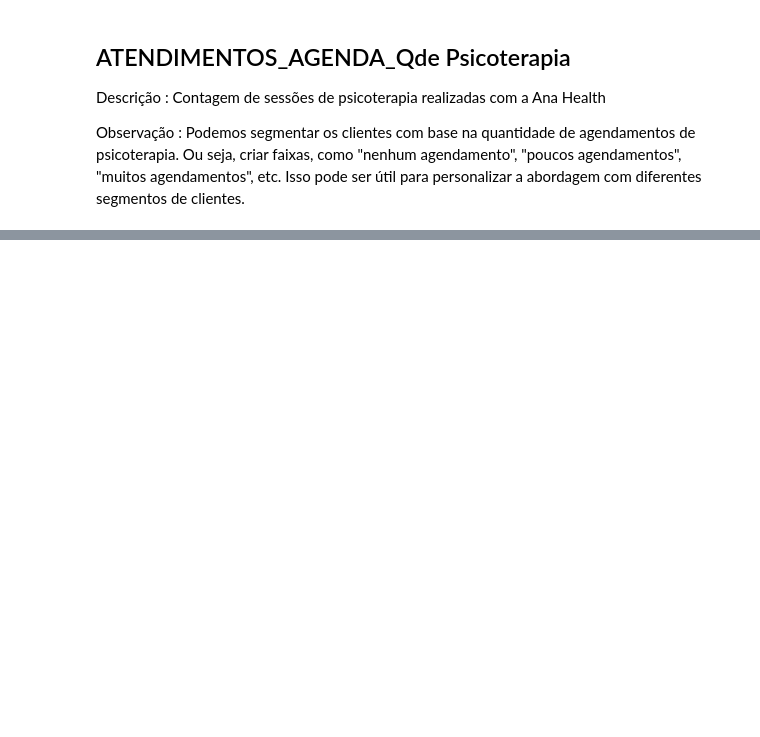
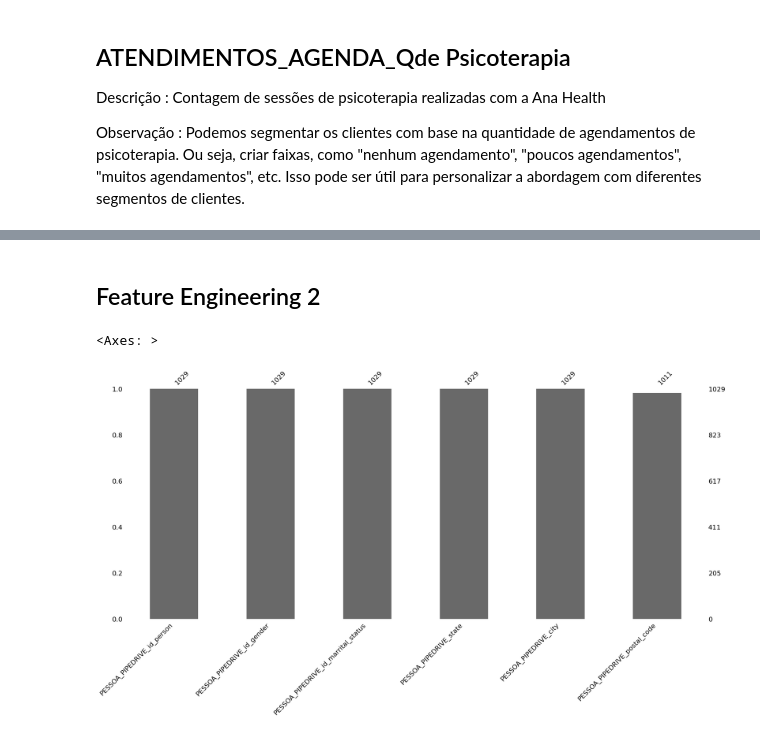
Before and after one commit to alessitomas/streamlit-deploy, a Jupyter notebook: src/notebooks/01_feature_engineering.ipynb, the cells around one changed output, grey strips where cells are left out. Saved outputs shown, nothing was run; the diff lists cells and outputs as text; code cells hidden in the pictures; blank space fills up the shorter version.

```diff
--- a/src/notebooks/01_feature_engineering.ipynb
+++ b/src/notebooks/01_feature_engineering.ipynb
@@ -427,0 +463,11 @@ Name: count, dtype: int64
+# %%
+data["ATENDIMENTOS_AGENDA_Qde Prescrições"].fillna(0,inplace=True)
+# %%
+data = data.drop(["ATENDIMENTOS_AGENDA_Datas Prescrição"],axis=1)
+# %% [markdown]
+## Feature Engineering 2
+# %%
+msno.bar(data.iloc[:,:6])
+# %% [output]
+<Axes: >
+[figure, added]
```
Also changed, not shown: parts of 57 cells of this notebook, 1 other file.
